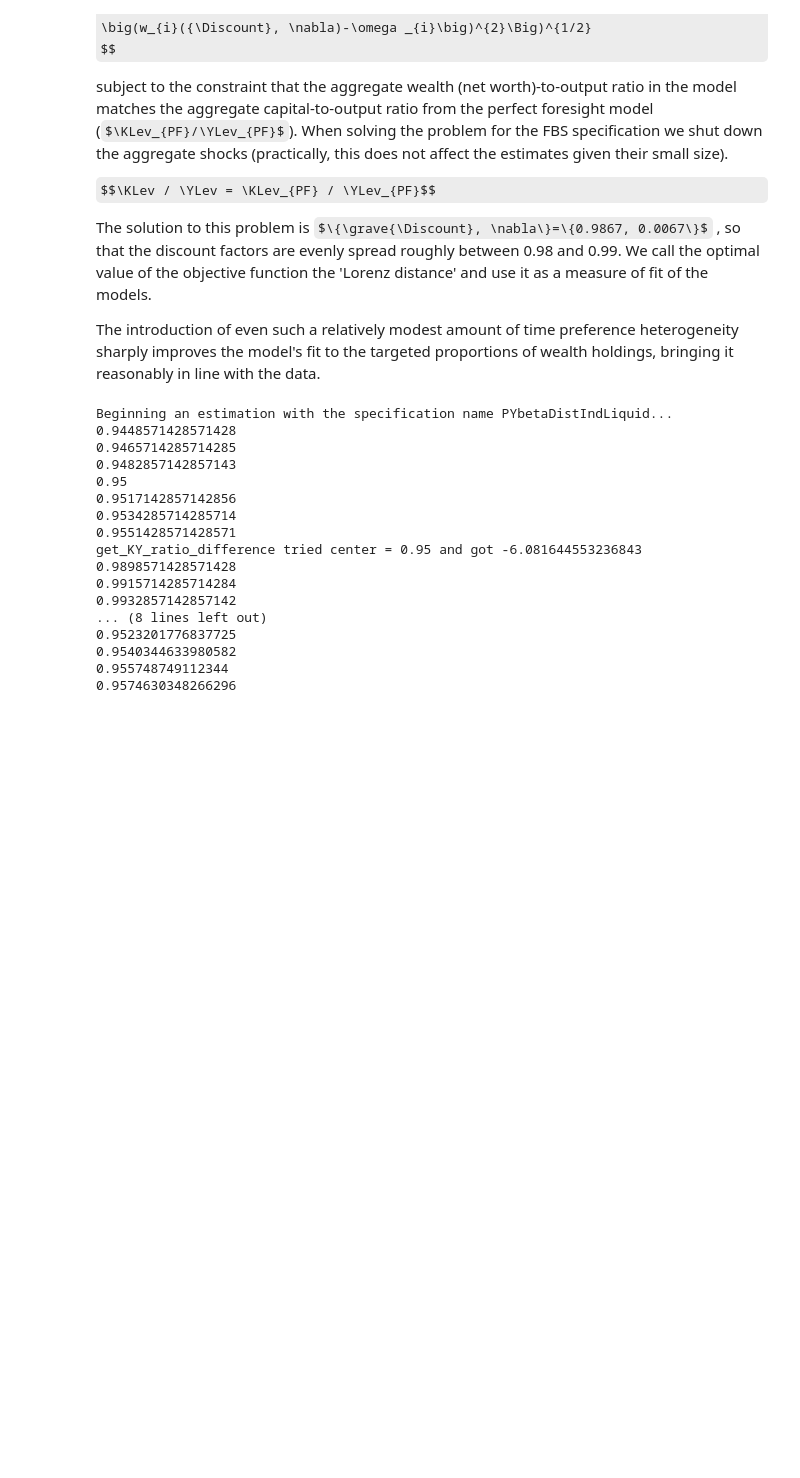
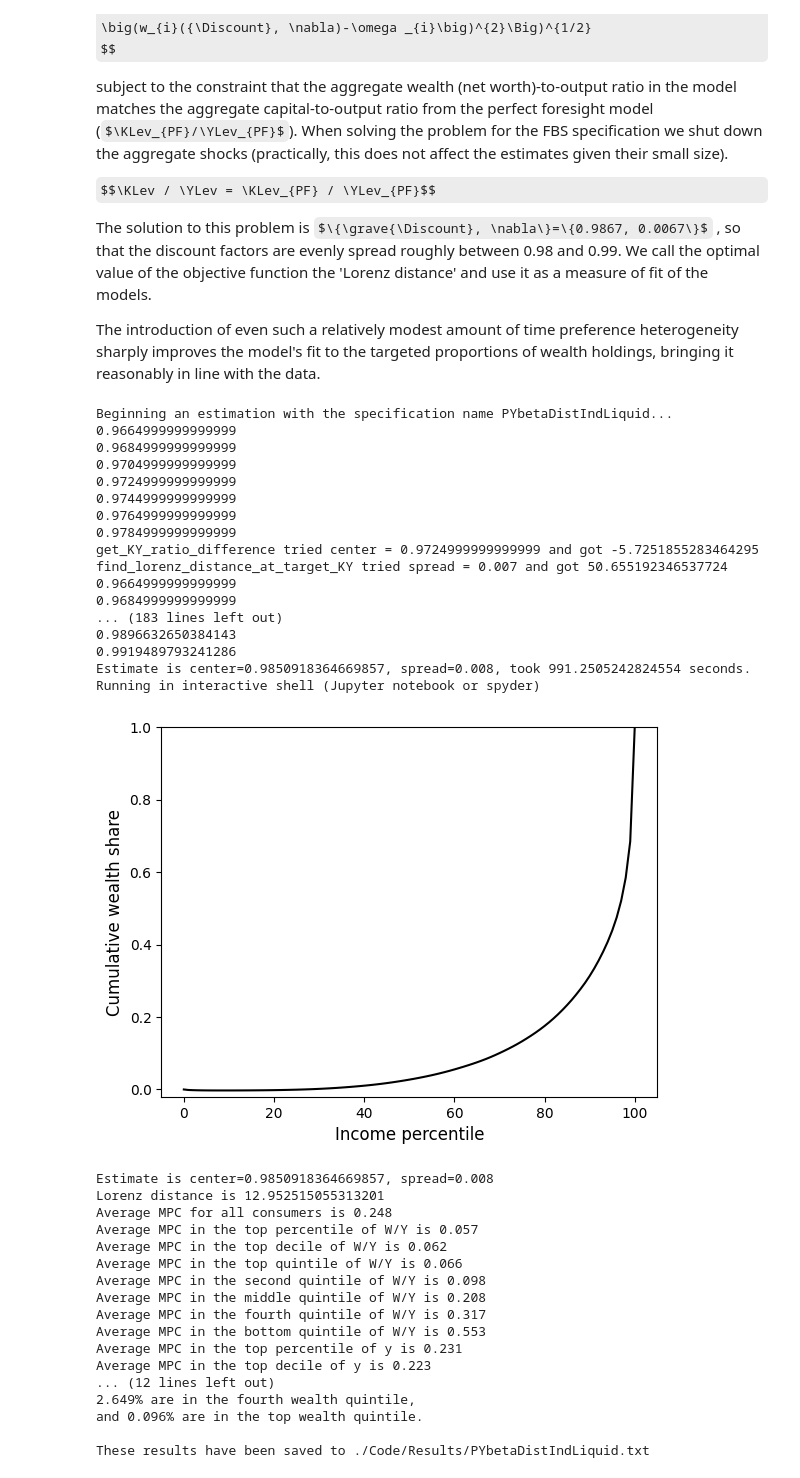
Before and after one commit to sbenthall/DistributionOfWealthMPC, a Jupyter notebook: cstwMPC.ipynb, the cells around one changed output. Drawn from its saved outputs; the diff is of its cells as text; code cells hidden in the pictures; some formulas as TeX source; blank space fills up the shorter version.

```diff
--- a/cstwMPC.ipynb
+++ b/cstwMPC.ipynb
@@ -298,37 +298,55 @@ os.chdir(path_to_models)
 # %%
 options = {
     "param_name": param_name,
     "dist_type": dist_type,
     "run_estimation": run_estimation,
     "run_sensitivity": run_sensitivity,
     "find_beta_vs_KY": find_beta_vs_KY,
     "do_tractable": do_tractable,
     "do_param_dist": do_param_dist,
     "do_lifecycle": do_lifecycle,
     "do_agg_shocks": do_agg_shocks,
     "do_liquid": do_liquid,
 }
 
 
-EstimationEconomy = main(options, Params)
+EstimationEconomy = estimate(options, Params)
 # %% [output]
 Beginning an estimation with the specification name PYbetaDistIndLiquid...
-0.9448571428571428
-0.9465714285714285
-0.9482857142857143
-0.95
-0.9517142857142856
-0.9534285714285714
-0.9551428571428571
-get_KY_ratio_difference tried center = 0.95 and got -6.081644553236843
-0.9898571428571428
-0.9915714285714284
-0.9932857142857142
-... (8 lines left out)
-0.9523201776837725
-0.9540344633980582
-0.955748749112344
-0.9574630348266296
+0.9664999999999999
+0.9684999999999999
+0.9704999999999999
+0.9724999999999999
+0.9744999999999999
+0.9764999999999999
+0.9784999999999999
+get_KY_ratio_difference tried center = 0.9724999999999999 and got -5.7251855283464295
+find_lorenz_distance_at_target_KY tried spread = 0.007 and got 50.655192346537724
+0.9664999999999999
+0.9684999999999999
+... (183 lines left out)
+0.9896632650384143
+0.9919489793241286
+Estimate is center=0.9850918364669857, spread=0.008, took 991.2505242824554 seconds.
+Running in interactive shell (Jupyter notebook or spyder)
+[figure, added]
+Estimate is center=0.9850918364669857, spread=0.008
+Lorenz distance is 12.952515055313201
+Average MPC for all consumers is 0.248
+Average MPC in the top percentile of W/Y is 0.057
+Average MPC in the top decile of W/Y is 0.062
+Average MPC in the top quintile of W/Y is 0.066
+Average MPC in the second quintile of W/Y is 0.098
+Average MPC in the middle quintile of W/Y is 0.208
+Average MPC in the fourth quintile of W/Y is 0.317
+Average MPC in the bottom quintile of W/Y is 0.553
+Average MPC in the top percentile of y is 0.231
+Average MPC in the top decile of y is 0.223
+... (12 lines left out)
+2.649% are in the fourth wealth quintile,
+and 0.096% are in the top wealth quintile.
+
+These results have been saved to ./Code/Results/PYbetaDistIndLiquid.txt
 # %%
 # Construct the Lorenz curves and plot them
 
```
Also changed, not shown: parts of 3 cells of this notebook, 5 other files.
